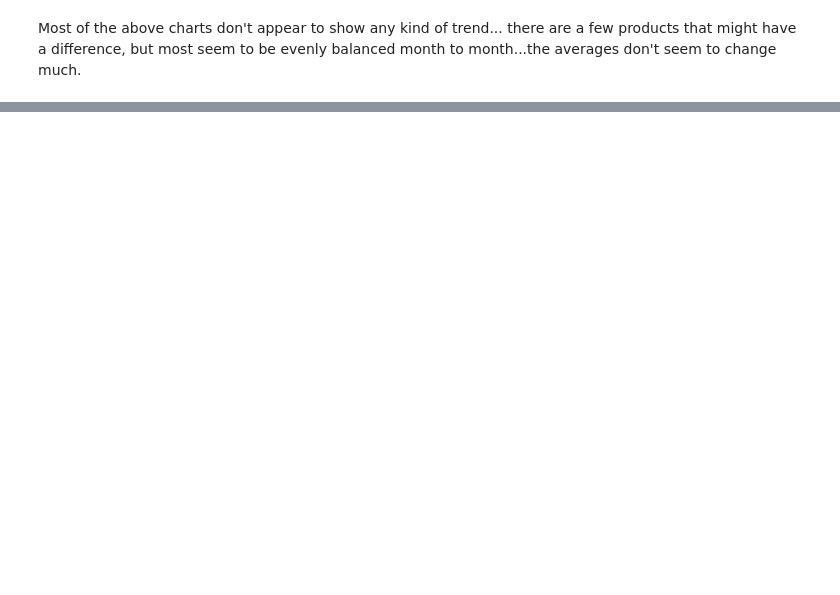
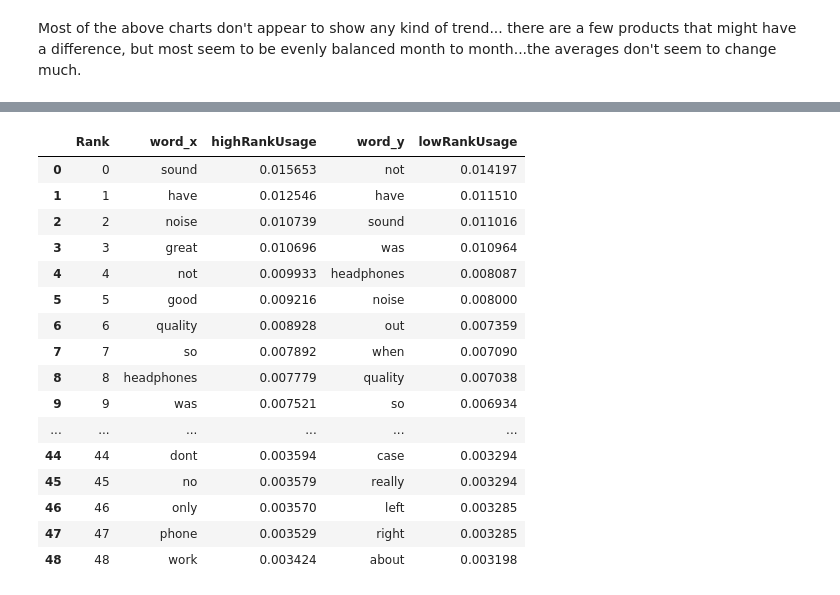
Before and after one commit to datascientistlin/AmazonReviewAnalysis, a Jupyter notebook: Amzn_Reviews_Explorations.ipynb, the cells around one changed output, grey strips where cells are left out. Cells and saved outputs as stored; diff of their text form; code cells hidden in the pictures; blank space fills up the shorter version.

```diff
--- a/Amzn_Reviews_Explorations.ipynb
+++ b/Amzn_Reviews_Explorations.ipynb
@@ -185,7 +230,7 @@ tokens
 # %%
 # String manipulation functions
 
-uselessWords = ['-','‘','nan','***',';','•','–'
+uselessWords = ['-','‘','nan','***',';','•','–','with','but','on'
                 ,'a','are','at','that','an','in','as','these','my','than','for','and', 'i', 'it', 'thats','if','this'
                 ,'they','them','to','also','your','will','do','of','it.','is', 'you','the']
 def CleanString(s):
@@ -233,3 +278,13 @@ def GetDataframeOfWords(pandasdf, textColumn):
 #     df = df.set_index('word')
 
     return df
+import nltk
+nltk.download('wordnet')
+def WordNet(words):
+    from nltk.corpus import wordnet as wn
+#     words = ['amazing', 'interesting', 'love', 'great', 'nice']
+
+    for w in words:
+        tmp = wn.synsets(w)[0].pos()
+        print( wn.synsets(w))
+        print (w, ":", tmp)
@@ -241,37 +306,78 @@ wordCount_df = amzn_df.copy()
 
 # wordCount_df['review_text_split'] = wordCount_df['review_text'].apply(lambda row: list(filter(lambda a: a not in uselessWords, row.lower().split(" "))))
 
 
 # wordCount_df['review_text_split'] = wordCount_df['review_text'].apply(lambda row: row.split(" "))
 
 
 
 # wordCount_df['review_text_split'][:50].apply(lambda x: pd.value_counts(x)).sum(axis = 0).sort_values(ascending = False)
 
 # Filter out ratings into levels low neutral or high
 wordCount_lowRating_df = wordCount_df.where((wordCount_df['review_rating'] == 1) | (wordCount_df['review_rating'] == 2))
 wordCount_highRating_df = wordCount_df.where((wordCount_df['review_rating'] == 4) | (wordCount_df['review_rating'] == 5))
 
+def NormalizeWordUsageDF(df,countColumn):
+#     df = df.where(df['count'] != 1).dropna()
+    total = df[countColumn].sum()
+    df['usagePercent'] = df[countColumn]/total
+    return df['usagePercent']
 
 onestar_df = GetDataframeOfWords(wordCount_lowRating_df, 'review_text')
-onestar_df =  onestar_df.where(onestar_df['count'] != 1).dropna()
+onestar_df['usagePercent'] = NormalizeWordUsageDF(onestar_df,'count')
+
+
 highratings_df = GetDataframeOfWords(wordCount_highRating_df, 'review_text')
+highratings_df['usagePercent'] = NormalizeWordUsageDF(highratings_df,'count')
 
 
 
 # wordCount_df
-rankings = pd.merge(highratings_df,onestar_df,on='word', how ='outer').rename(columns={'count_x':'highRankingCount','count_y':'lowRankingCount'})
+rankings = pd.merge(highratings_df,onestar_df,on='word', how ='outer')\
+    .rename(columns={'count_x':'highRankingCount','count_y':'lowRankingCount',
+                     'usagePercent_x':'highRankUsage','usagePercent_y':'lowRankUsage'})
+
+lowrankwords = rankings[['word','lowRankUsage']].sort_values(by='lowRankUsage',ascending=False)
+highrankwords = rankings[['word','highRankUsage']].sort_values(by='highRankUsage',ascending=False)
 # rankings.where()
 
-highRankingOnlyWords = rankings[np.isnan(rankings['lowRankingCount'])]
+# highRankingOnlyWords = rankings[np.isnan(rankings['lowRankingCount'])]
+# # totalCountOfWords = onestar_df[]
+
+# onestar_df
+# rankings[np.isnan(rankings['highRankingCount'])]
+rankings
+lowrankwords= lowrankwords.reset_index()[['word','lowRankUsage']].reset_index().rename(columns={'index':'Rank'})[0:49]
+highrankwords= highrankwords.reset_index()[['word','highRankUsage']].reset_index().rename(columns={'index':'Rank'})[0:49]
 
 
-rankings[np.isnan(rankings['highRankingCount'])]
+
+rankings = pd.merge(highrankwords,lowrankwords,on='Rank', how ='outer')
+
+rankings
 # rankings['Col2'].isnull()
 # onestar_df
 # count_frequency(wordCount_df['words'].values)
 # amzn_df.head()
 # wordCount_df['review_text']
+# %% [output]
+|  | Rank | word_x | highRankUsage | word_y | lowRankUsage |
+| 0 | 0 | sound | 0.015653 | not | 0.014197 |
+| 1 | 1 | have | 0.012546 | have | 0.011510 |
+| 2 | 2 | noise | 0.010739 | sound | 0.011016 |
+| 3 | 3 | great | 0.010696 | was | 0.010964 |
+| 4 | 4 | not | 0.009933 | headphones | 0.008087 |
+| 5 | 5 | good | 0.009216 | noise | 0.008000 |
+| 6 | 6 | quality | 0.008928 | out | 0.007359 |
+| 7 | 7 | so | 0.007892 | when | 0.007090 |
+| 8 | 8 | headphones | 0.007779 | quality | 0.007038 |
+| 9 | 9 | was | 0.007521 | so | 0.006934 |
+| ... | ... | ... | ... | ... | ... |
+| 44 | 44 | dont | 0.003594 | case | 0.003294 |
+| 45 | 45 | no | 0.003579 | really | 0.003294 |
+| 46 | 46 | only | 0.003570 | left | 0.003285 |
+| 47 | 47 | phone | 0.003529 | right | 0.003285 |
+| 48 | 48 | work | 0.003424 | about | 0.003198 |
 # %%
 df = pd.DataFrame.from_dict(wordDictionary, orient='index',
                        columns=['count']).reset_index()
```
Also changed, not shown: parts of 10 cells of this notebook, 1 other file.
